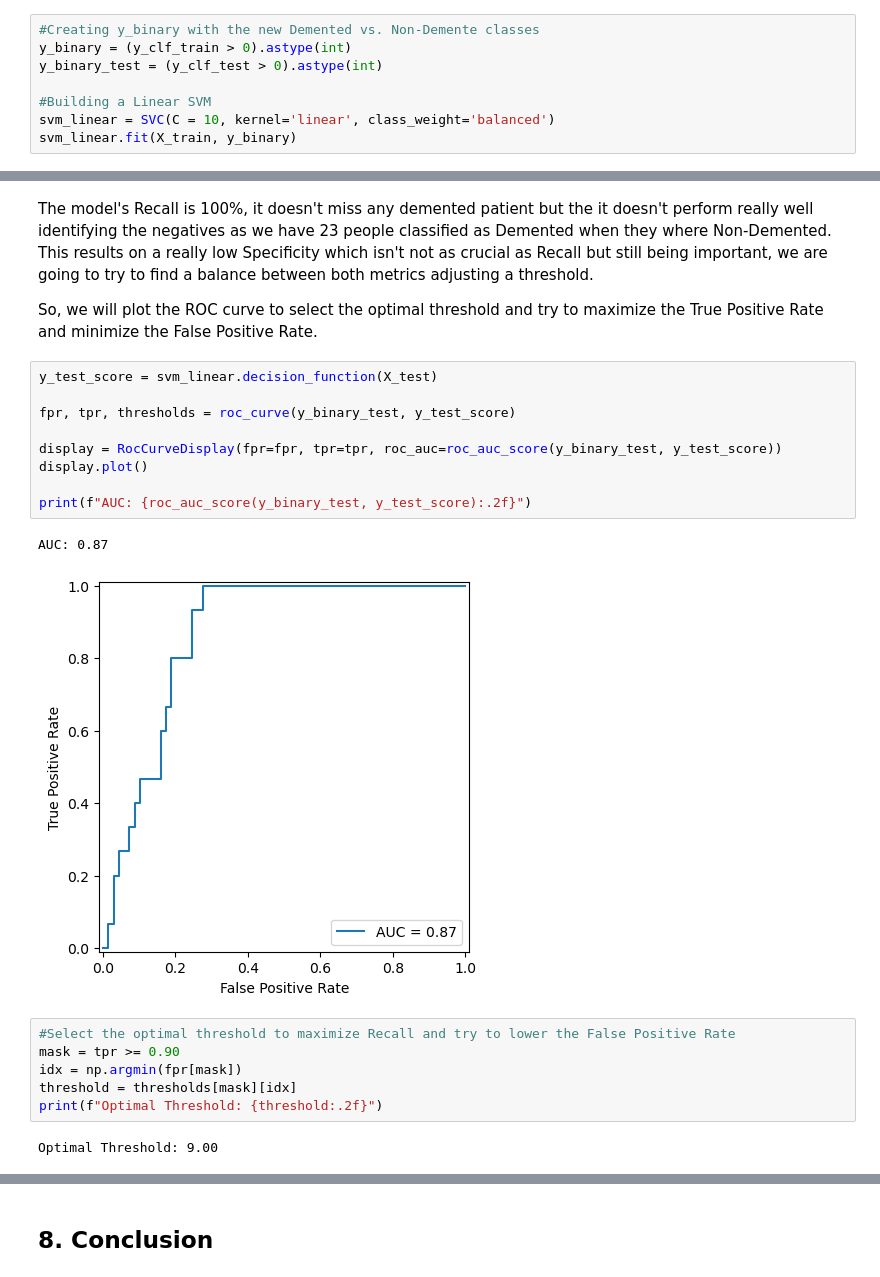
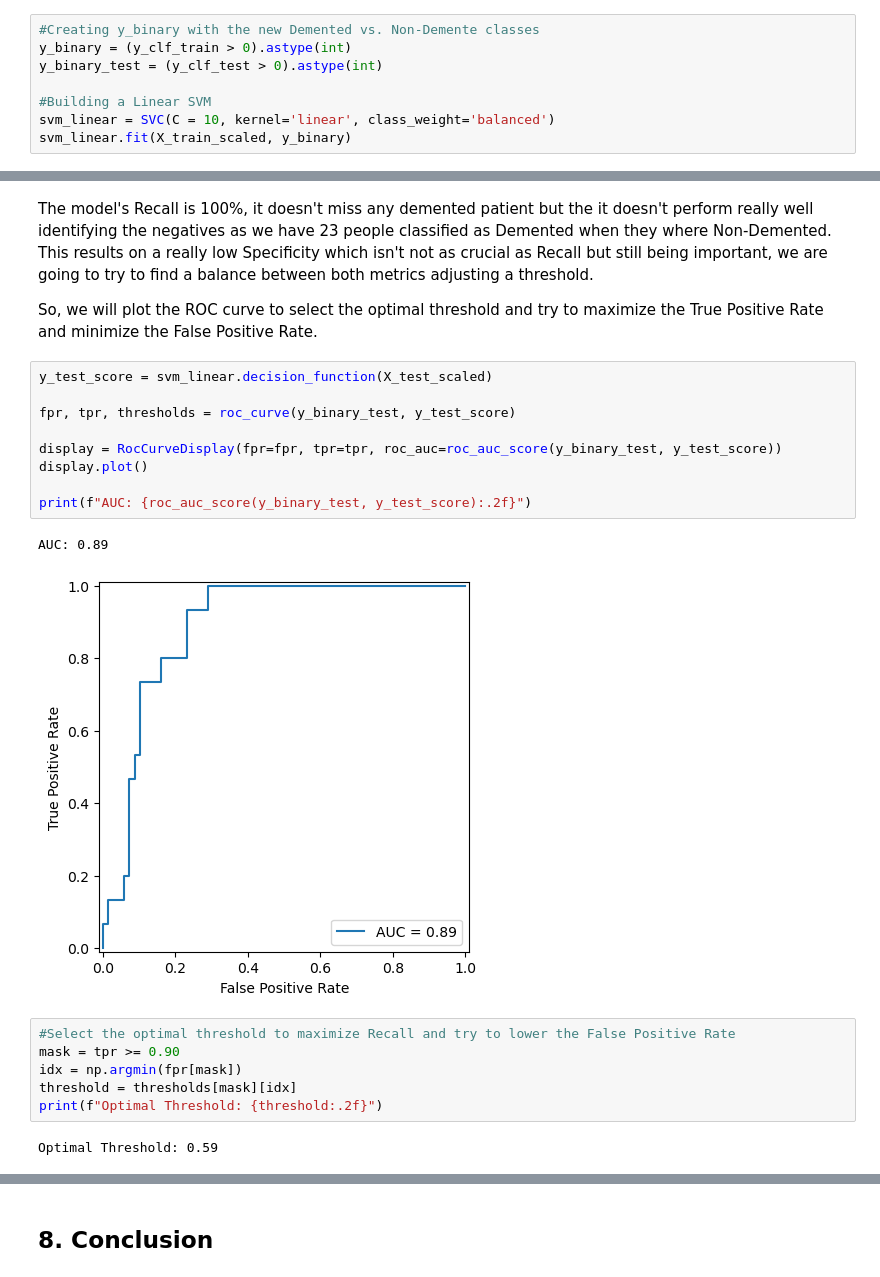
Before and after one commit to Carlos-PC05/FinalProjectCS-362, a Jupyter notebook: FinalReport_SP26_RV_PC_MASTERFILE.ipynb, the cells around one changed output, grey strips where cells are left out. Saved outputs shown, nothing was run; the diff lists cells and outputs as text.

```diff
--- a/FinalReport_SP26_RV_PC_MASTERFILE.ipynb
+++ b/FinalReport_SP26_RV_PC_MASTERFILE.ipynb
@@ -1665,7 +1661,7 @@ y_binary_test = (y_clf_test > 0).astype(int)
 
 #Building a Linear SVM
 svm_linear = SVC(C = 10, kernel='linear', class_weight='balanced')
-svm_linear.fit(X_train, y_binary)
+svm_linear.fit(X_train_scaled, y_binary)
 # %% [output]
 SVC(C=10, class_weight='balanced', kernel='linear')
 # %% [markdown]
@@ -1700,17 +1696,17 @@ The model's Recall is 100%, it doesn't miss any demented patient but the it does
 
 So, we will plot the ROC curve to select the optimal threshold and try to maximize the True Positive Rate and minimize the False Positive Rate.
 # %%
-y_test_score = svm_linear.decision_function(X_test)
+y_test_score = svm_linear.decision_function(X_test_scaled)
 
 fpr, tpr, thresholds = roc_curve(y_binary_test, y_test_score)
 
 display = RocCurveDisplay(fpr=fpr, tpr=tpr, roc_auc=roc_auc_score(y_binary_test, y_test_score))
 display.plot()
 
 print(f"AUC: {roc_auc_score(y_binary_test, y_test_score):.2f}")
 # %% [output]
-AUC: 0.87
+AUC: 0.89
-[figure, old version]
+[figure, new version]
 # %%
 #Select the optimal threshold to maximize Recall and try to lower the False Positive Rate
 mask = tpr >= 0.90
@@ -1718,7 +1714,7 @@ idx = np.argmin(fpr[mask])
 threshold = thresholds[mask][idx]
 print(f"Optimal Threshold: {threshold:.2f}")
 # %% [output]
-Optimal Threshold: 9.00
+Optimal Threshold: 0.59
 # %%
 #Cuilding the confusion matrix with the new threshold
 y_pred_custom = (y_test_score >= threshold).astype(int)
```
Also changed, not shown: parts of 21 cells of this notebook.
